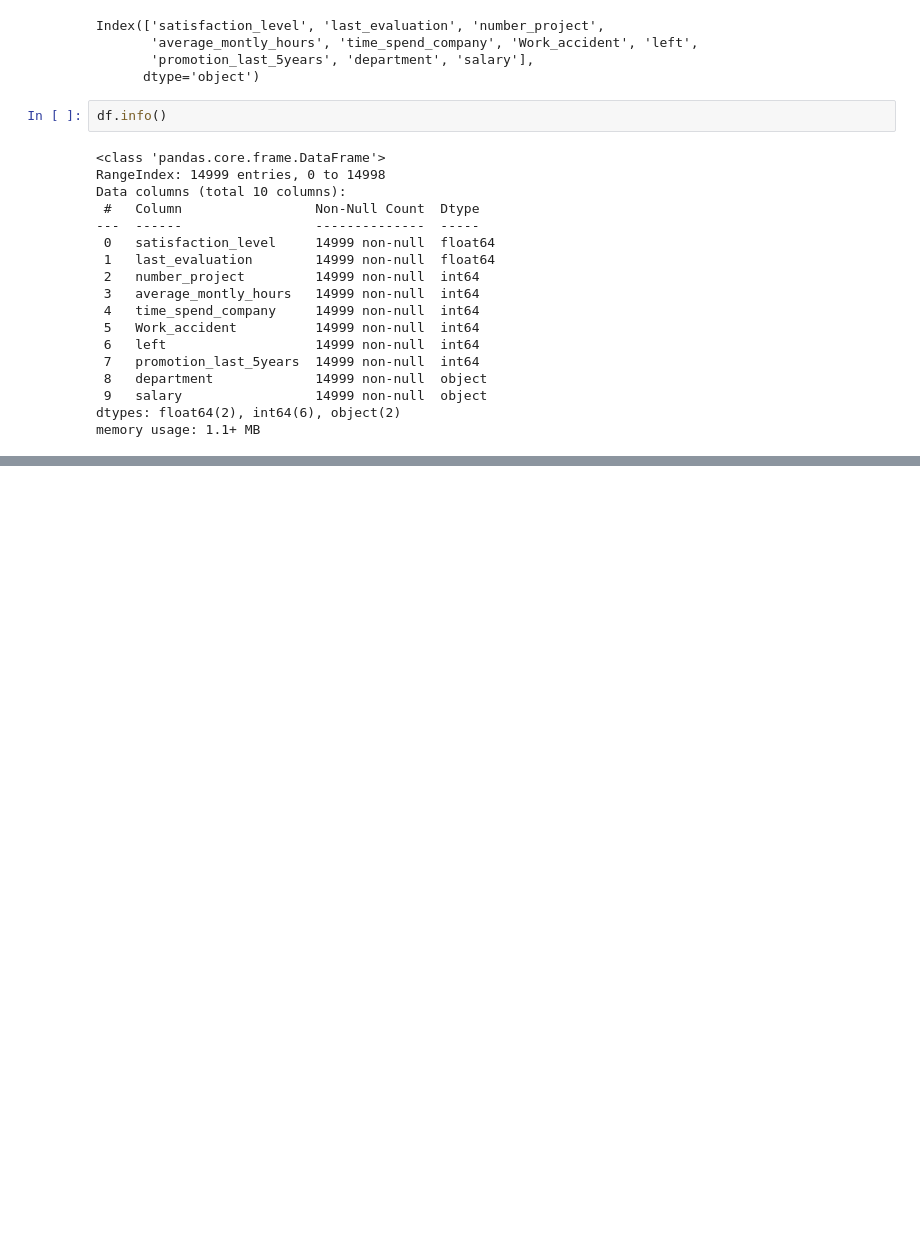
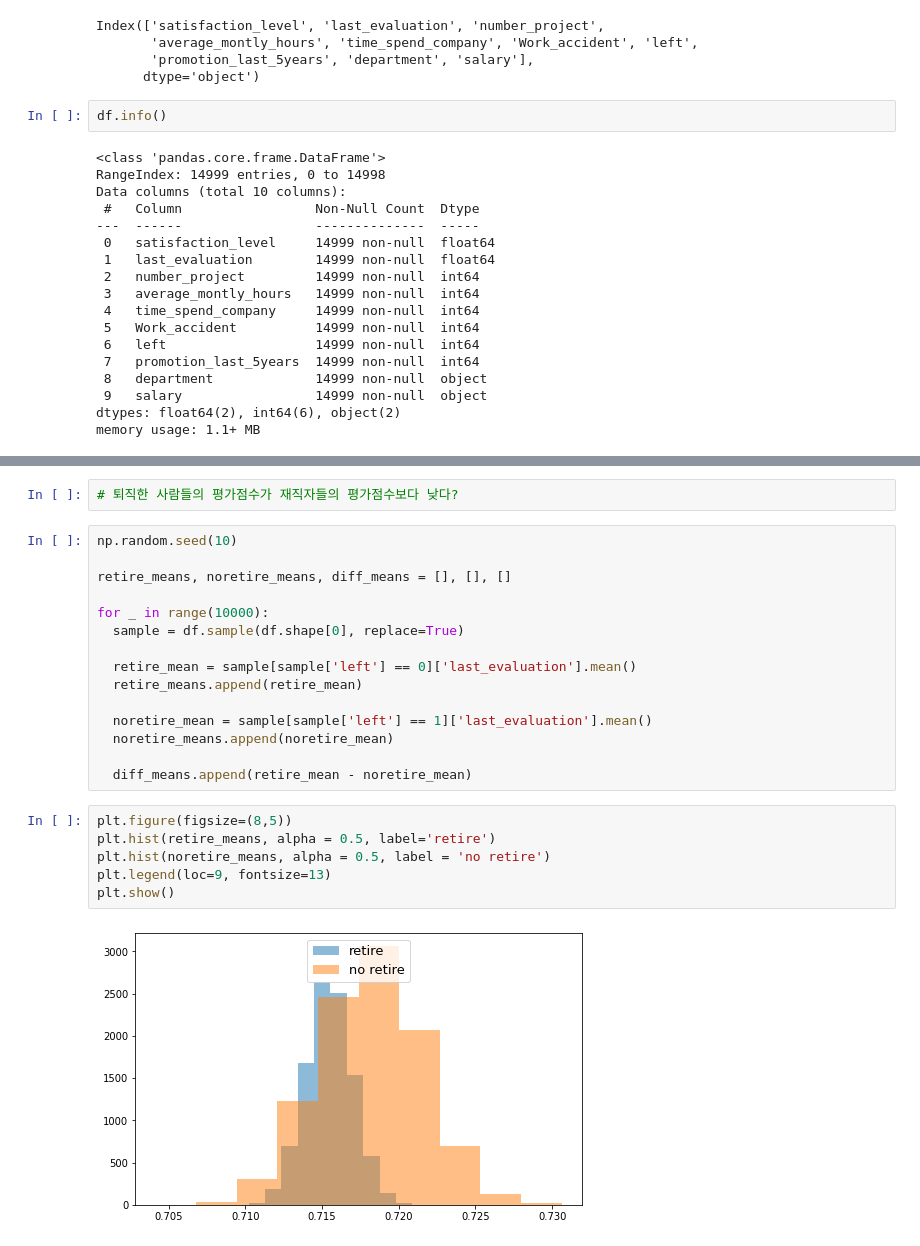
Before and after one commit to haylee94/Section-2_Project-, a Jupyter notebook: section2_project.ipynb, the cells around one changed output, grey strips where cells are left out. Drawn from its saved outputs; the diff is of its cells as text; blank space fills up the shorter version.

```diff
--- a/section2_project.ipynb
+++ b/section2_project.ipynb
@@ -77,0 +219,25 @@ array(['low', 'medium', 'high'], dtype=object)
+# %%
+# 퇴직한 사람들의 평가점수가 재직자들의 평가점수보다 낮다?
+# %%
+np.random.seed(10)
+
+retire_means, noretire_means, diff_means = [], [], []
+
+for _ in range(10000):
+  sample = df.sample(df.shape[0], replace=True)
+
+  retire_mean = sample[sample['left'] == 0]['last_evaluation'].mean()
+  retire_means.append(retire_mean)
+
+  noretire_mean = sample[sample['left'] == 1]['last_evaluation'].mean()
+  noretire_means.append(noretire_mean)
+
+  diff_means.append(retire_mean - noretire_mean)
+# %%
+plt.figure(figsize=(8,5))
+plt.hist(retire_means, alpha = 0.5, label='retire')
+plt.hist(noretire_means, alpha = 0.5, label = 'no retire')
+plt.legend(loc=9, fontsize=13)
+plt.show()
+# %% [output]
+[figure, added]
```
Also changed, not shown: parts of 30 cells of this notebook.
